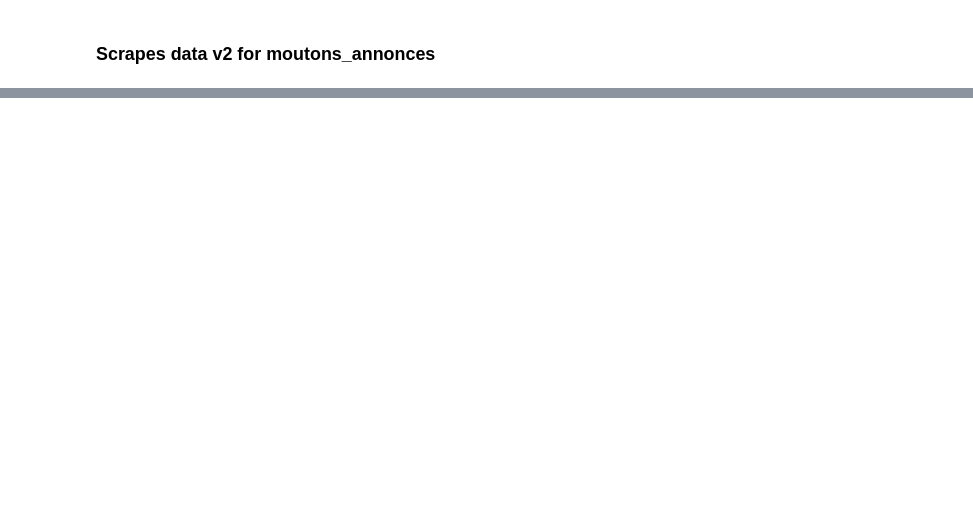
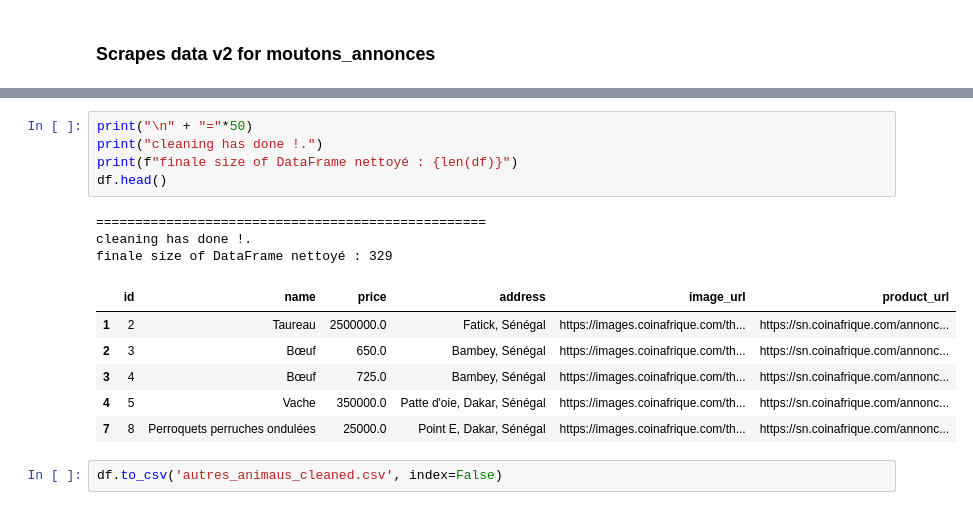
Before and after one commit to lekoundanmgedeon/dc-final-project, a Jupyter notebook: scraping/scrapping.ipynb, the cells around one changed output, grey strips where cells are left out. Saved outputs shown, nothing was run; the diff lists cells and outputs as text; blank space fills up the shorter version.

```diff
--- a/scraping/scrapping.ipynb
+++ b/scraping/scrapping.ipynb
@@ -465,0 +1017,17 @@ if __name__ == "__main__":
+# %%
+print("\n" + "="*50)
+print("cleaning has done !.")
+print(f"finale size of DataFrame nettoyé : {len(df)}")
+df.head()
+# %% [output]
+==================================================
+cleaning has done !.
+finale size of DataFrame nettoyé : 329
+|  | id | name | price | address | image_url | product_url |
+| 1 | 2 | Taureau | 2500000.0 | Fatick, Sénégal | https://images.coinafrique.com/th... | https://sn.coinafrique.com/annonc... |
+| 2 | 3 | Bœuf | 650.0 | Bambey, Sénégal | https://images.coinafrique.com/th... | https://sn.coinafrique.com/annonc... |
+| 3 | 4 | Bœuf | 725.0 | Bambey, Sénégal | https://images.coinafrique.com/th... | https://sn.coinafrique.com/annonc... |
+| 4 | 5 | Vache | 350000.0 | Patte d'oie, Dakar, Sénégal | https://images.coinafrique.com/th... | https://sn.coinafrique.com/annonc... |
+| 7 | 8 | Perroquets perruches ondulées | 25000.0 | Point E, Dakar, Sénégal | https://images.coinafrique.com/th... | https://sn.coinafrique.com/annonc... |
+# %%
+df.to_csv('autres_animaus_cleaned.csv', index=False)
```
Also changed, not shown: parts of 51 cells of this notebook, 8 other files.
